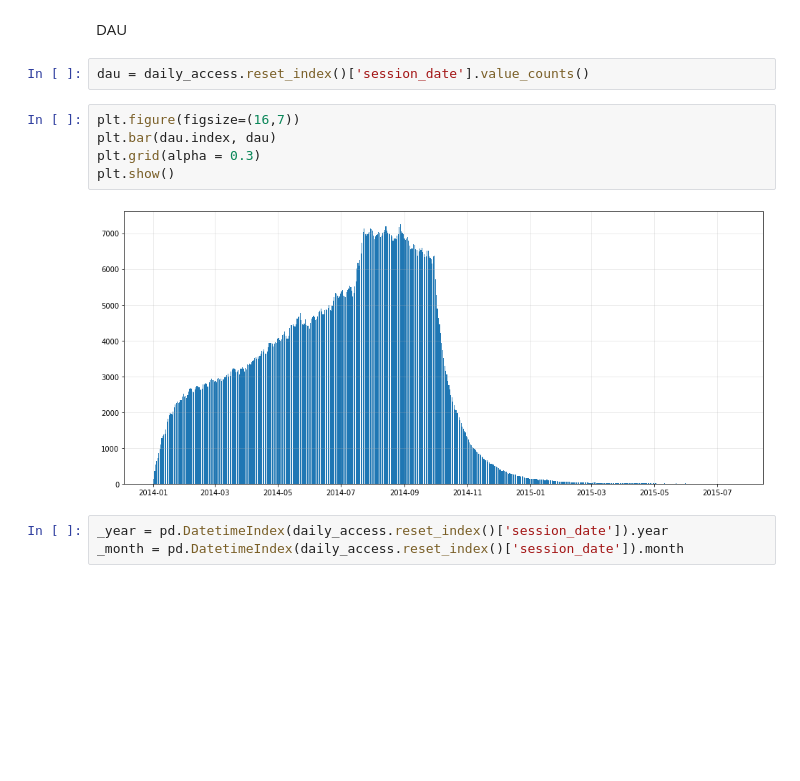
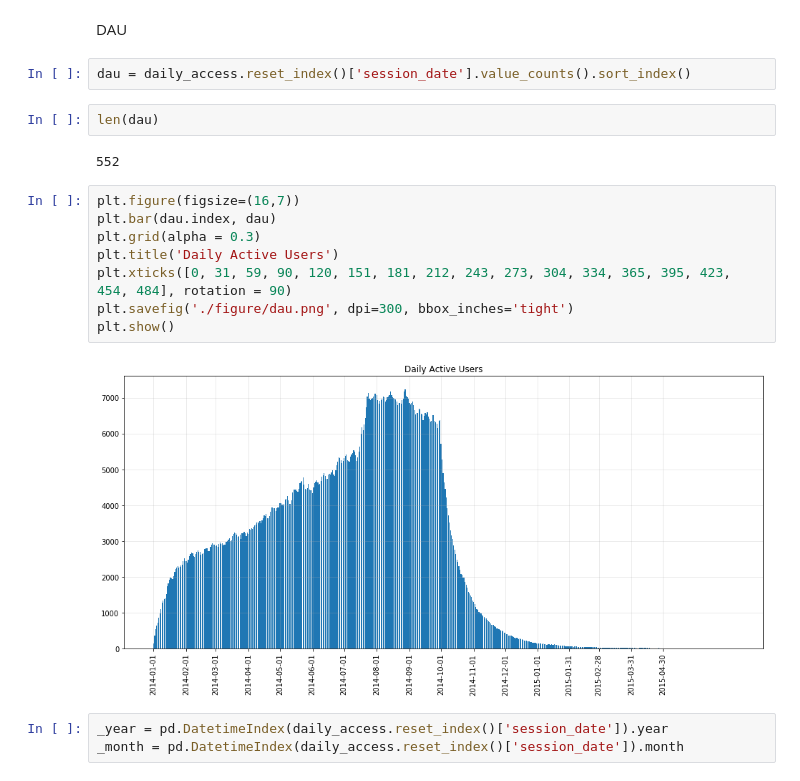
Before and after one commit to seonnyseo/data_analysis, a Jupyter notebook: airbnb_recruiting_new_user_bookings/notebook/eda.ipynb, the cells around one changed output. Drawn from its saved outputs; the diff is of its cells as text; blank space fills up the shorter version.

```diff
--- a/airbnb_recruiting_new_user_bookings/notebook/eda.ipynb
+++ b/airbnb_recruiting_new_user_bookings/notebook/eda.ipynb
@@ -784,14 +865,21 @@ Name: session_date, Length: 1335190, dtype: datetime64[ns]
 # %% [markdown]
 DAU
 # %%
-dau = daily_access.reset_index()['session_date'].value_counts()
+dau = daily_access.reset_index()['session_date'].value_counts().sort_index()
+# %%
+len(dau)
+# %% [output]
+552
 # %%
 plt.figure(figsize=(16,7))
 plt.bar(dau.index, dau)
 plt.grid(alpha = 0.3)
+plt.title('Daily Active Users')
+plt.xticks([0, 31, 59, 90, 120, 151, 181, 212, 243, 273, 304, 334, 365, 395, 423, 454, 484], rotation = 90)
+plt.savefig('./figure/dau.png', dpi=300, bbox_inches='tight')
 plt.show()
 # %% [output]
-[figure, old version]
+[figure, new version]
 # %%
 _year = pd.DatetimeIndex(daily_access.reset_index()['session_date']).year
 _month = pd.DatetimeIndex(daily_access.reset_index()['session_date']).month
```
Also changed, not shown: parts of 12 cells of this notebook.
